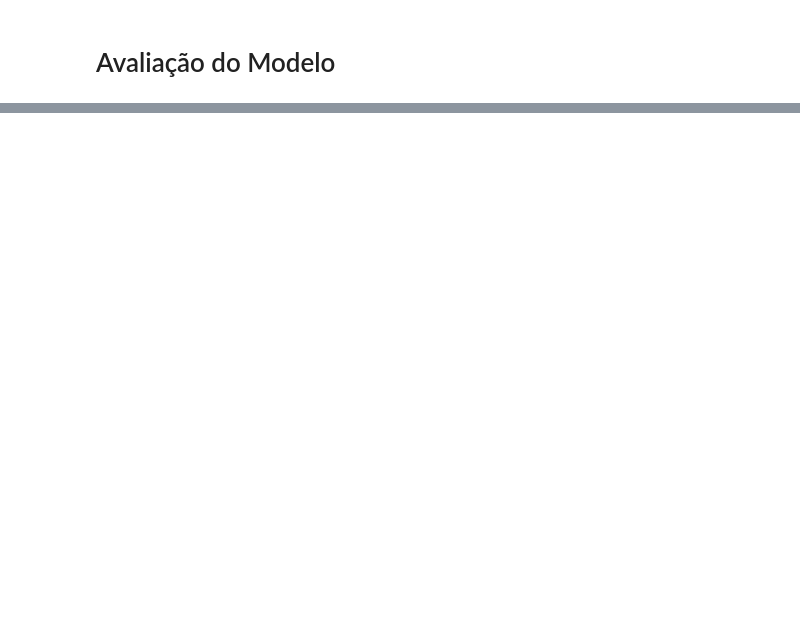
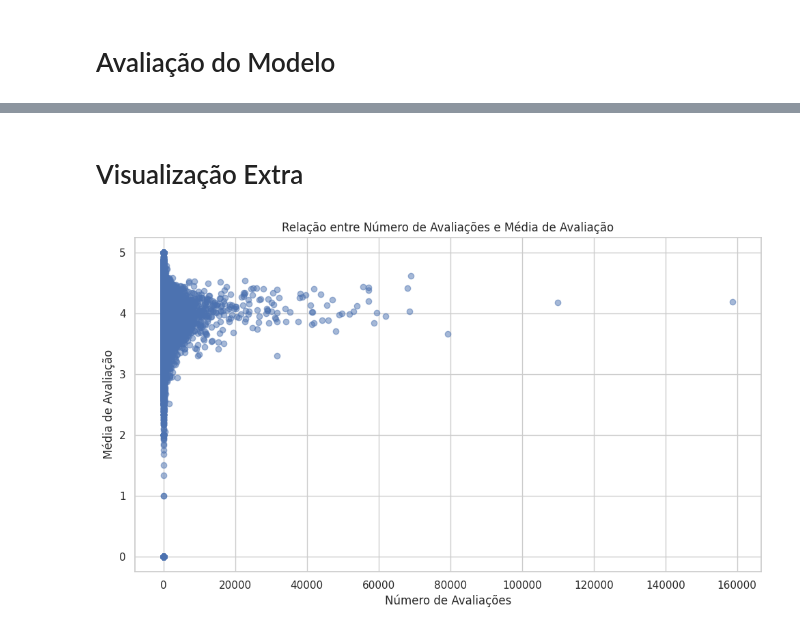
Before and after one commit to Aldernei/bookbridge-recomendacao-livros, a Jupyter notebook: bookbridge_recomendacao_livros.ipynb, the cells around one changed output, grey strips where cells are left out. Cells and saved outputs as stored; diff of their text form; code cells hidden in the pictures; blank space fills up the shorter version.

Commit message:
Adição de uma visualização adicional

```diff
--- a/bookbridge_recomendacao_livros.ipynb
+++ b/bookbridge_recomendacao_livros.ipynb
@@ -357,0 +375,28 @@ Recall: 0.9984596426370919
+# %% [markdown]
+
+# Visualização Extra
+# %%
+import pandas as pd
+import matplotlib.pyplot as plt
+
+# Carregar os dados
+df = pd.read_csv('/content/merged_dataset.csv', on_bad_lines='skip')
+
+# Remover linhas com valores ausentes nas colunas que queremos analisar
+df = df.dropna(subset=['genre', 'reviews', 'rating'])
+
+# Converter as colunas para os tipos corretos (caso necessário)
+df['reviews'] = df['reviews'].astype(int)
+df['rating'] = df['rating'].astype(float)
+
+
+# Gráfico de Dispersão: Relação entre Número de Avaliações e Média de Avaliação
+plt.figure(figsize=(10, 6))
+plt.scatter(df['reviews'], df['rating'], alpha=0.5)
+plt.title('Relação entre Número de Avaliações e Média de Avaliação')
+plt.xlabel('Número de Avaliações')
+plt.ylabel('Média de Avaliação')
+plt.tight_layout()
+plt.show()
+# %% [output]
+[figure, added]
```
Also changed, not shown: parts of 7 cells of this notebook.
